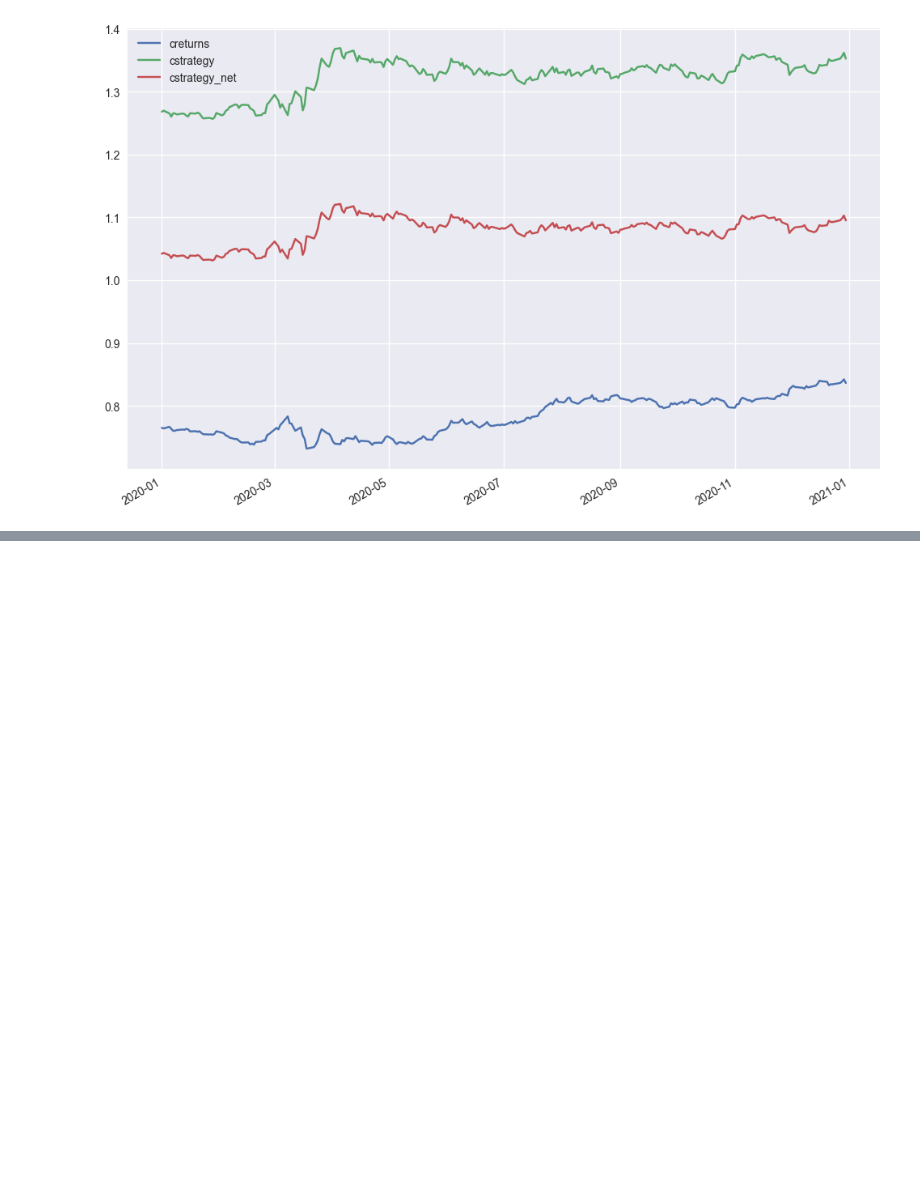
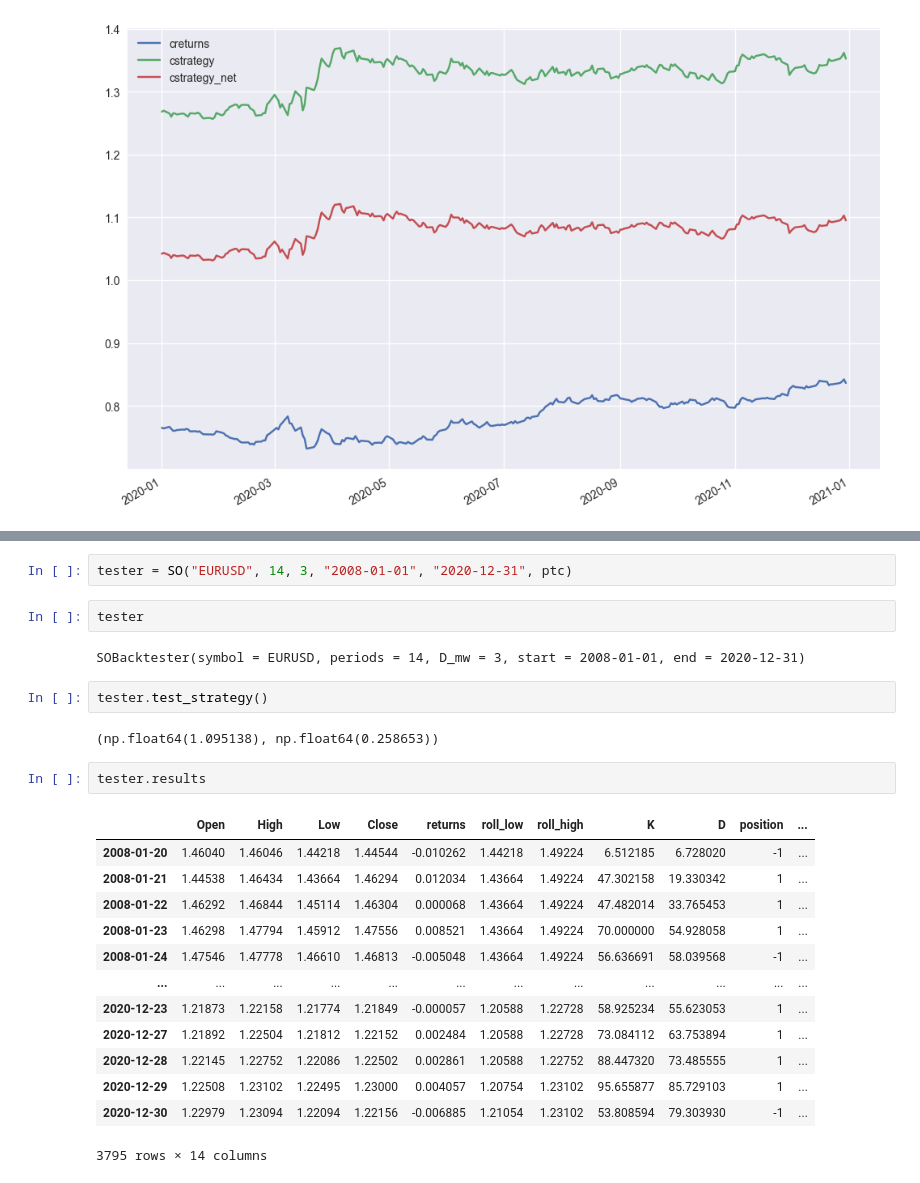
Before and after one commit to AvirukthGT/AlgoTrading, a Jupyter notebook: StochasticOscillator/stochasticOsc.ipynb, the cells around one changed output, grey strips where cells are left out. Drawn from its saved outputs; the diff is of its cells as text; blank space fills up the shorter version.

```diff
--- a/StochasticOscillator/stochasticOsc.ipynb
+++ b/StochasticOscillator/stochasticOsc.ipynb
@@ -155,0 +210,26 @@ plt.show()
+# %%
+tester = SO("EURUSD", 14, 3, "2008-01-01", "2020-12-31", ptc)
+# %%
+tester
+# %% [output]
+SOBacktester(symbol = EURUSD, periods = 14, D_mw = 3, start = 2008-01-01, end = 2020-12-31)
+# %%
+tester.test_strategy()
+# %% [output]
+(np.float64(1.095138), np.float64(0.258653))
+# %%
+tester.results
+# %% [output]
+|  | Open | High | Low | Close | returns | roll_low | roll_high | K | D | position | ... |
+| 2008-01-20 | 1.46040 | 1.46046 | 1.44218 | 1.44544 | -0.010262 | 1.44218 | 1.49224 | 6.512185 | 6.728020 | -1 | ... |
+| 2008-01-21 | 1.44538 | 1.46434 | 1.43664 | 1.46294 | 0.012034 | 1.43664 | 1.49224 | 47.302158 | 19.330342 | 1 | ... |
+| 2008-01-22 | 1.46292 | 1.46844 | 1.45114 | 1.46304 | 0.000068 | 1.43664 | 1.49224 | 47.482014 | 33.765453 | 1 | ... |
+| 2008-01-23 | 1.46298 | 1.47794 | 1.45912 | 1.47556 | 0.008521 | 1.43664 | 1.49224 | 70.000000 | 54.928058 | 1 | ... |
+| 2008-01-24 | 1.47546 | 1.47778 | 1.46610 | 1.46813 | -0.005048 | 1.43664 | 1.49224 | 56.636691 | 58.039568 | -1 | ... |
+| ... | ... | ... | ... | ... | ... | ... | ... | ... | ... | ... | ... |
+| 2020-12-23 | 1.21873 | 1.22158 | 1.21774 | 1.21849 | -0.000057 | 1.20588 | 1.22728 | 58.925234 | 55.623053 | 1 | ... |
+| 2020-12-27 | 1.21892 | 1.22504 | 1.21812 | 1.22152 | 0.002484 | 1.20588 | 1.22728 | 73.084112 | 63.753894 | 1 | ... |
+| 2020-12-28 | 1.22145 | 1.22752 | 1.22086 | 1.22502 | 0.002861 | 1.20588 | 1.22752 | 88.447320 | 73.485555 | 1 | ... |
+| 2020-12-29 | 1.22508 | 1.23102 | 1.22495 | 1.23000 | 0.004057 | 1.20754 | 1.23102 | 95.655877 | 85.729103 | 1 | ... |
+| 2020-12-30 | 1.22979 | 1.23094 | 1.22094 | 1.22156 | -0.006885 | 1.21054 | 1.23102 | 53.808594 | 79.303930 | -1 | ... |
+3795 rows × 14 columns
```
Also changed, not shown: parts of 10 cells of this notebook, 3 other files.
